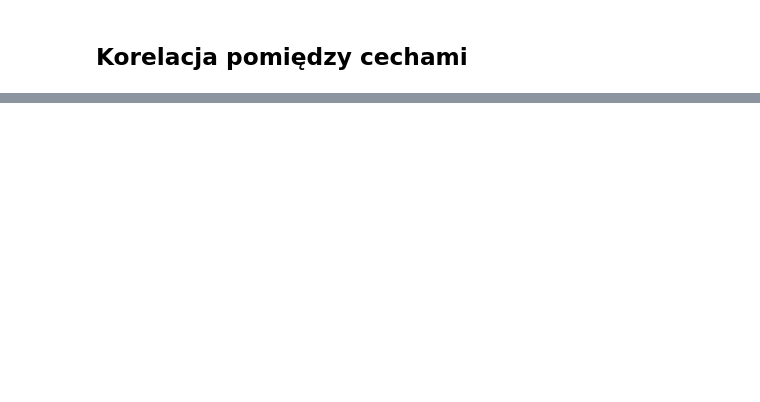
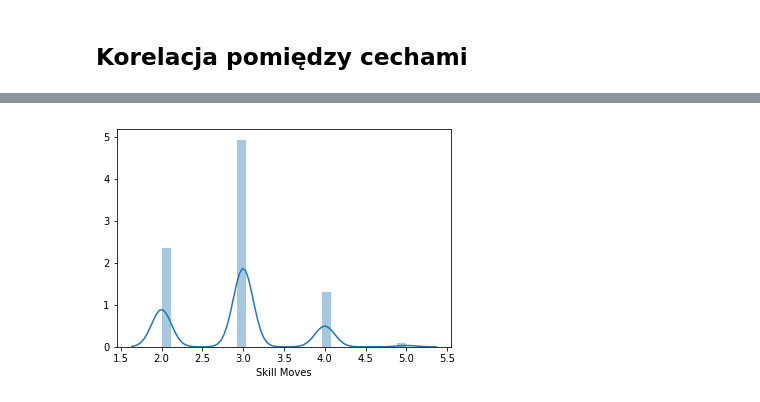
Before and after one commit to mikitachab/football-manager-ml-support, a Jupyter notebook: EDA.ipynb, the cells around one changed output, grey strips where cells are left out. Saved outputs shown, nothing was run; the diff lists cells and outputs as text; code cells hidden in the pictures; blank space fills up the shorter version.

```diff
--- a/EDA.ipynb
+++ b/EDA.ipynb
@@ -116,0 +130,7 @@ sns.heatmap(no_corr_fifa_data.corr(), cmap='coolwarm')
+# %%
+def draw_distplot(data):
+    sns.distplot(data)
+# %%
+draw_distplot(fifa_data['Skill Moves'])
+# %% [output]
+[figure, added]
```
Also changed, not shown: parts of 22 cells of this notebook, 5 other files.
